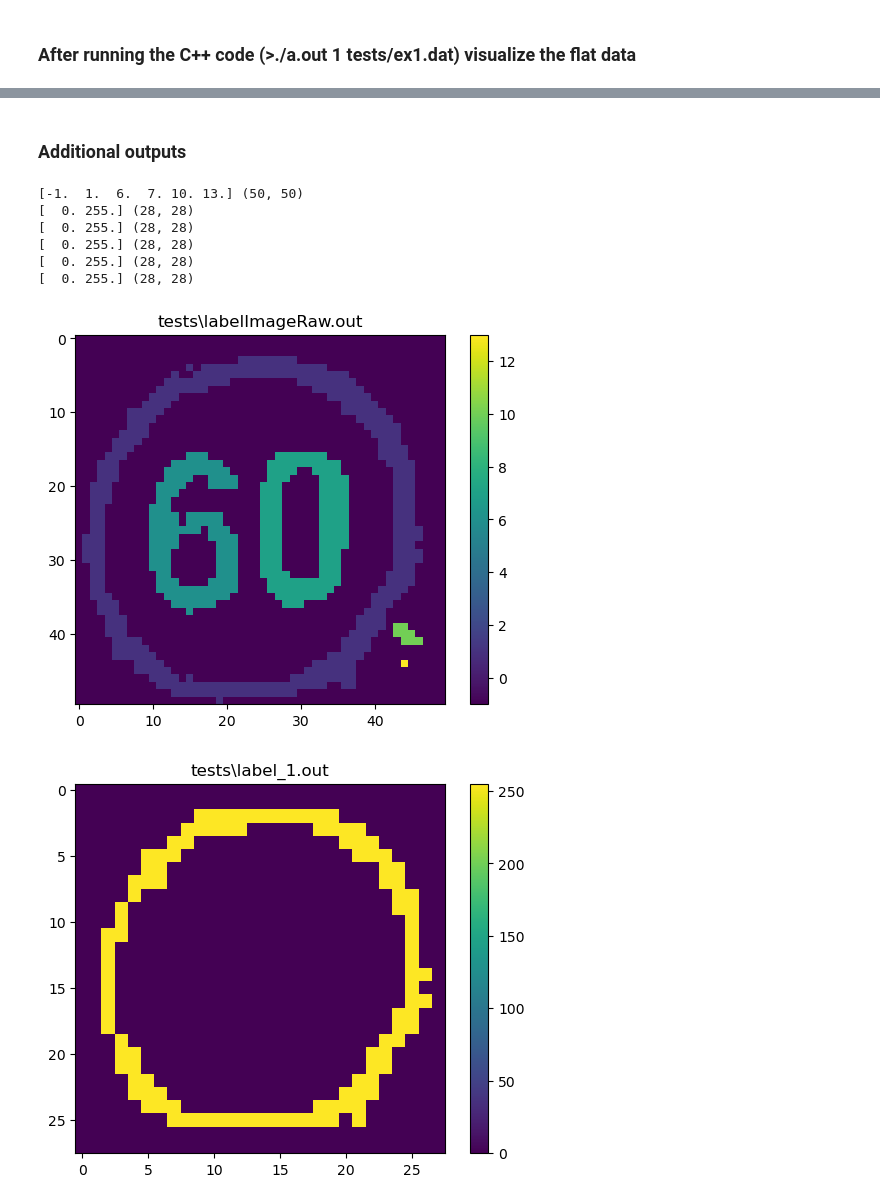
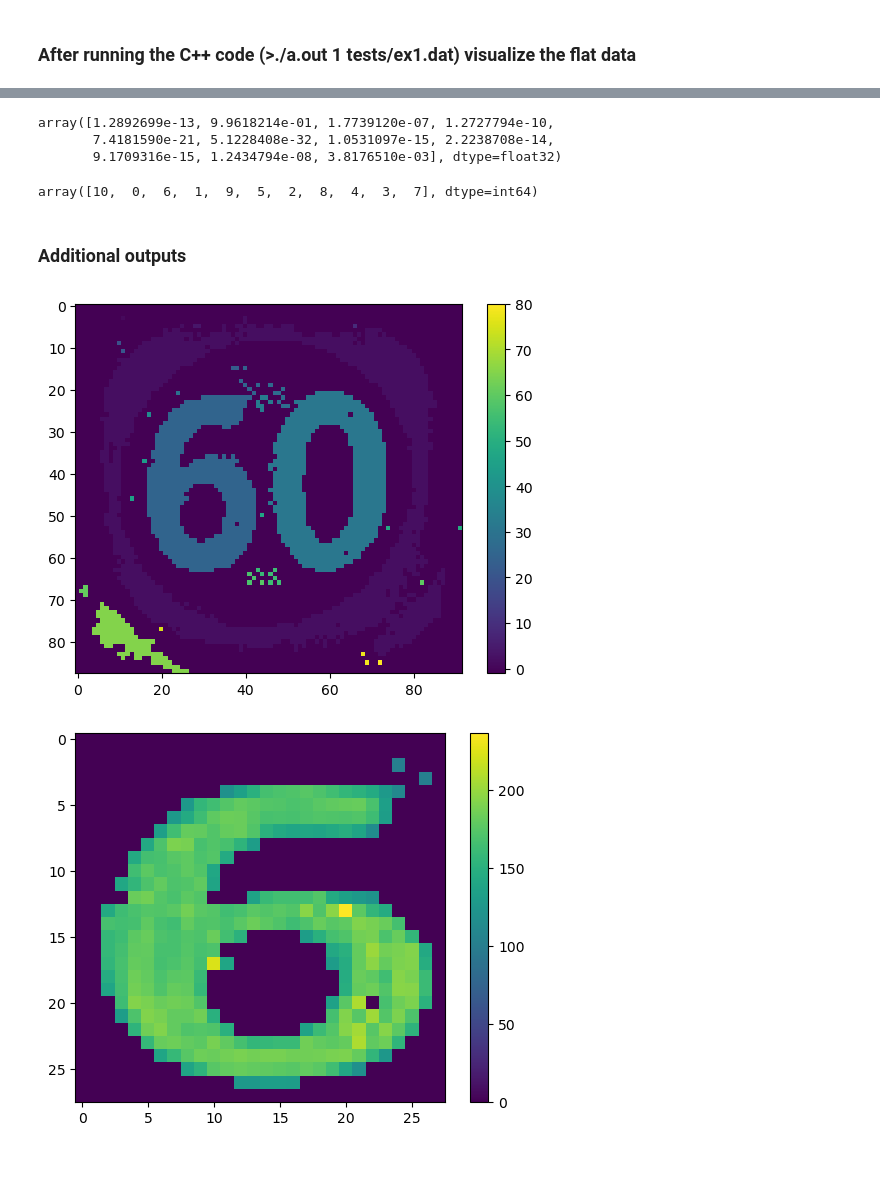
Before and after one commit to vikramMelapudi/SpeedSignCpp, a Jupyter notebook: verify.ipynb, the cells around one changed output, grey strips where cells are left out. Drawn from its saved outputs; the diff is of its cells as text; code cells hidden in the pictures; blank space fills up the shorter version.

```diff
--- a/verify.ipynb
+++ b/verify.ipynb
@@ -3,15 +3,15 @@ import numpy as np
 import matplotlib.pyplot as plt
 import cv2
 from copy import deepcopy
-import time
-
-import cv2
+import time, glob
 import numpy as np
 
 def convert_to_nv21(file_name):
   img_bgr = cv2.imread(file_name)
 
   # Convert to YUV420
+  H, W = img_bgr.shape[:2]
+  img_bgr = img_bgr[0:H-H%2, 0:W-W%2]
   yuv_i420 = cv2.cvtColor(img_bgr, cv2.COLOR_BGR2YUV_I420).flatten()
   height, width = img_bgr.shape[:2]
 
@@ -52,13 +52,14 @@ def readImageDat(dfil, show=True):
         txt = f.readlines()
     ntxt = [float(x) for x in txt[0].split(',')]
     W, H = map(int, ntxt[:2])
-    nd = ntxt[2:]
-    img = np.reshape(nd,(W,H),'C')
-    print(np.unique(img), img.shape)
+    nd = ntxt[2:W*H+2]
+    img = np.reshape(nd,(W,H),'F').T
+    # print(np.unique(img), img.shape)
     if show:
         plt.figure()
         plt.imshow(img)
         plt.colorbar()
+    return img
 # %% [markdown]
 ### From PNG get NV21 data and write out as .dat file
 # %%
@@ -68,0 +81,5 @@ with open('tests/ex1.dat','w') as f:
+# %%
+dfil = 'tests/exTough/tough_019.dat'
+with open(dfil) as f:
+    txt = f.readlines()
+    ntxt = [float(x) for x in txt[0].split(',')]
@@ -98,0 +149,6 @@ while(noff<len(dat)):
+# %%
+pb
+# %% [output]
+array([1.2892699e-13, 9.9618214e-01, 1.7739120e-07, 1.2727794e-10,
+       7.4181590e-21, 5.1228408e-32, 1.0531097e-15, 2.2238708e-14,
+       9.1709316e-15, 1.2434794e-08, 3.8176510e-03], dtype=float32)
@@ -99,19 +159,16 @@ while(noff<len(dat)):
+# %%
+label
+# %% [output]
+array([10,  0,  6,  1,  9,  5,  2,  8,  4,  3,  7], dtype=int64)
 # %% [markdown]
 ### Additional outputs
 # %%
 import glob
 fils = glob.glob('tests/label*.out')
 for dfil in fils:
     if (dfil.find('flat')>=0):
         continue
     readImageDat(dfil)
-    plt.title(dfil)
 # %% [output]
-[-1.  1.  6.  7. 10. 13.] (50, 50)
-[  0. 255.] (28, 28)
-[  0. 255.] (28, 28)
-[  0. 255.] (28, 28)
-[  0. 255.] (28, 28)
-[  0. 255.] (28, 28)
-[figure, old version]
+[figure, new version]
-[figure, old version]
+[figure, new version]
```
Also changed, not shown: parts of 7 cells of this notebook.
